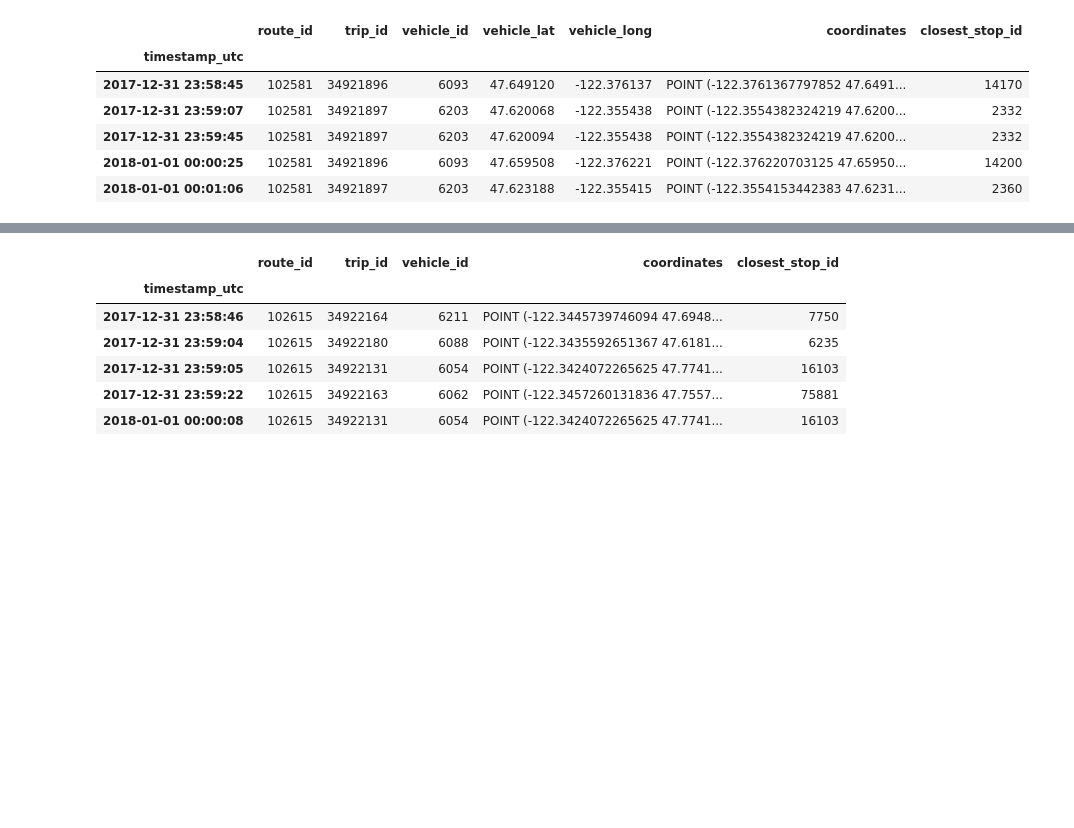
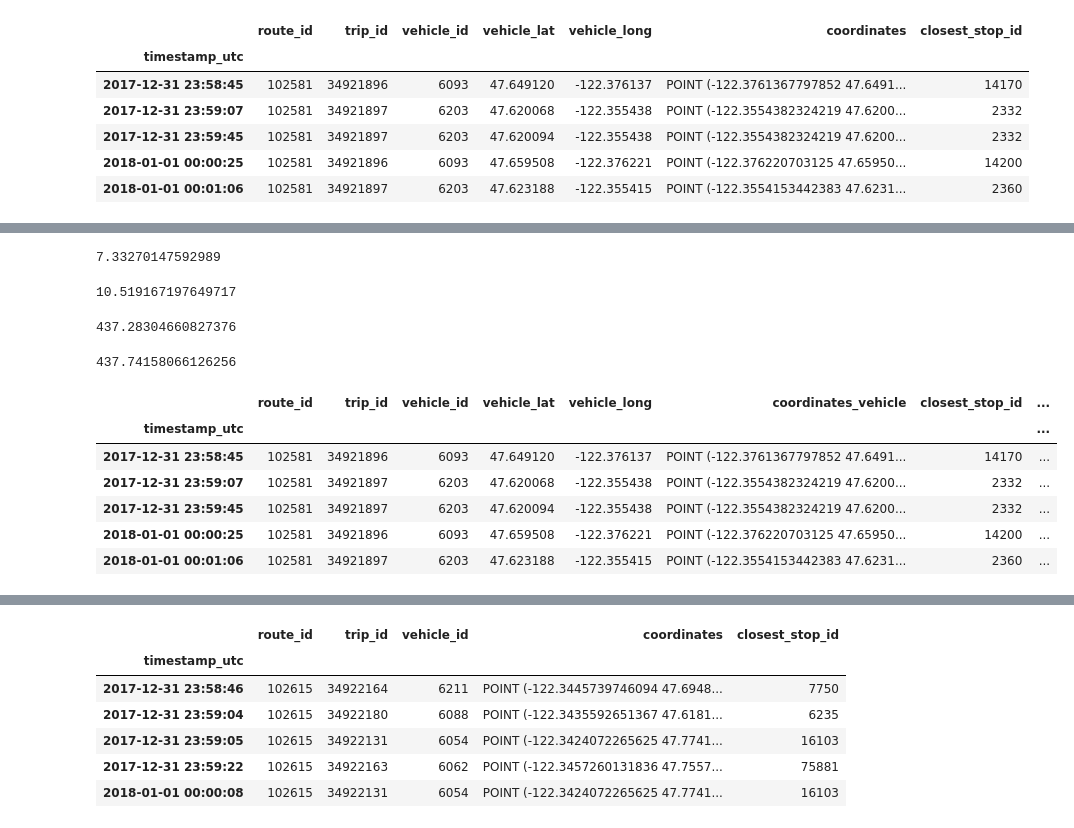
Before and after one commit to 350Seattle-Transportation-Team/gtfs-realtime, a Jupyter notebook: 04_transform_d_locations.ipynb, the cells around one changed output, grey strips where cells are left out. Drawn from its saved outputs; the diff is of its cells as text; code cells hidden in the pictures; blank space fills up the shorter version.

```diff
--- a/04_transform_d_locations.ipynb
+++ b/04_transform_d_locations.ipynb
@@ -292,0 +291,44 @@ TypeError: unsupported operand type(s) for -: 'tuple' and 'tuple'
+# %%
+#From timestamp 2017-12-31 23:58:45
+bus_coordinates = Point(-122.3761367797852, 47.64912033081055)
+stop_coordinates = Point(-122.376045, 47.6490974)
+meters_between_points(bus_coordinates, stop_coordinates)
+# %% [output]
+7.33270147592989
+# %%
+#Compare with Euclidean approximation - 10.5 meters vs. 7.3 meters
+EARTH_RADIUS_METERS = 6371.009 * 1000
+degree_dist = bus_coordinates.distance(stop_coordinates)
+np.radians(degree_dist) * EARTH_RADIUS_METERS
+# %% [output]
+10.519167197649717
+# %%
+#From timestamp 2018-01-01 00:00:25
+bus_coordinates = Point(-122.376220703125, 47.65950775146485)
+stop_coordinates = Point(-122.375977, 47.6634369)
+meters_between_points(bus_coordinates, stop_coordinates)
+# %% [output]
+437.28304660827376
+# %%
+#Compare with Euclidean approximation - 437.74 meters meters vs. 437.28 meters
+degree_dist = bus_coordinates.distance(stop_coordinates)
+np.radians(degree_dist) * EARTH_RADIUS_METERS
+# %% [output]
+437.74158066126256
+# %%
+#Compute the distance from the bus to the closest stop using geopy.distance.great_circle
+d_northbound_locations['meters_to_stop'] = (
+    d_northbound_locations.progress_apply(lambda df:
+                                 meters_between_points(df['coordinates_vehicle'], df['coordinates_stop']),
+                                 axis=1
+                                )
+)
+d_northbound_locations.head()
+# %% [output]
+|  | route_id | trip_id | vehicle_id | vehicle_lat | vehicle_long | coordinates_vehicle | closest_stop_id | ... |
+| timestamp_utc |  |  |  |  |  |  |  | ... |
+| 2017-12-31 23:58:45 | 102581 | 34921896 | 6093 | 47.649120 | -122.376137 | POINT (-122.3761367797852 47.6491... | 14170 | ... |
+| 2017-12-31 23:59:07 | 102581 | 34921897 | 6203 | 47.620068 | -122.355438 | POINT (-122.3554382324219 47.6200... | 2332 | ... |
+| 2017-12-31 23:59:45 | 102581 | 34921897 | 6203 | 47.620094 | -122.355438 | POINT (-122.3554382324219 47.6200... | 2332 | ... |
+| 2018-01-01 00:00:25 | 102581 | 34921896 | 6093 | 47.659508 | -122.376221 | POINT (-122.376220703125 47.65950... | 14200 | ... |
+| 2018-01-01 00:01:06 | 102581 | 34921897 | 6203 | 47.623188 | -122.355415 | POINT (-122.3554153442383 47.6231... | 2360 | ... |
```
Also changed, not shown: parts of 16 cells of this notebook, 1 other file.
